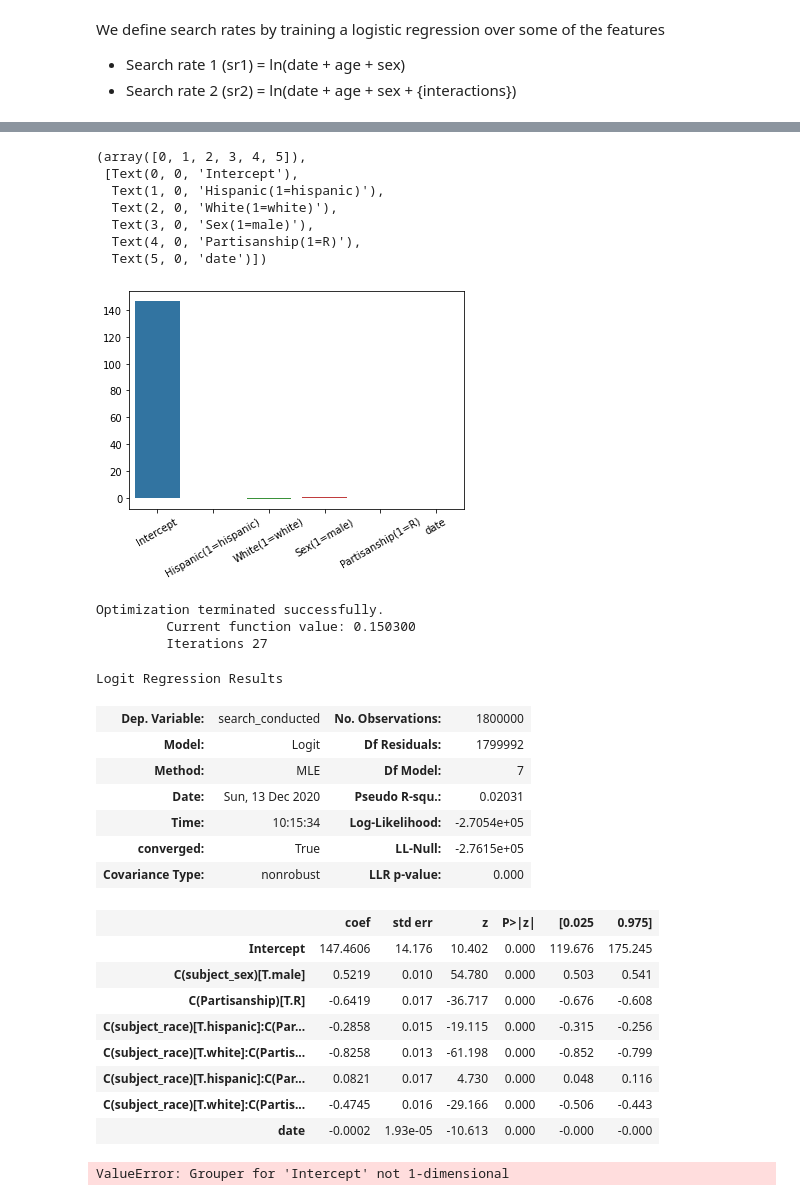
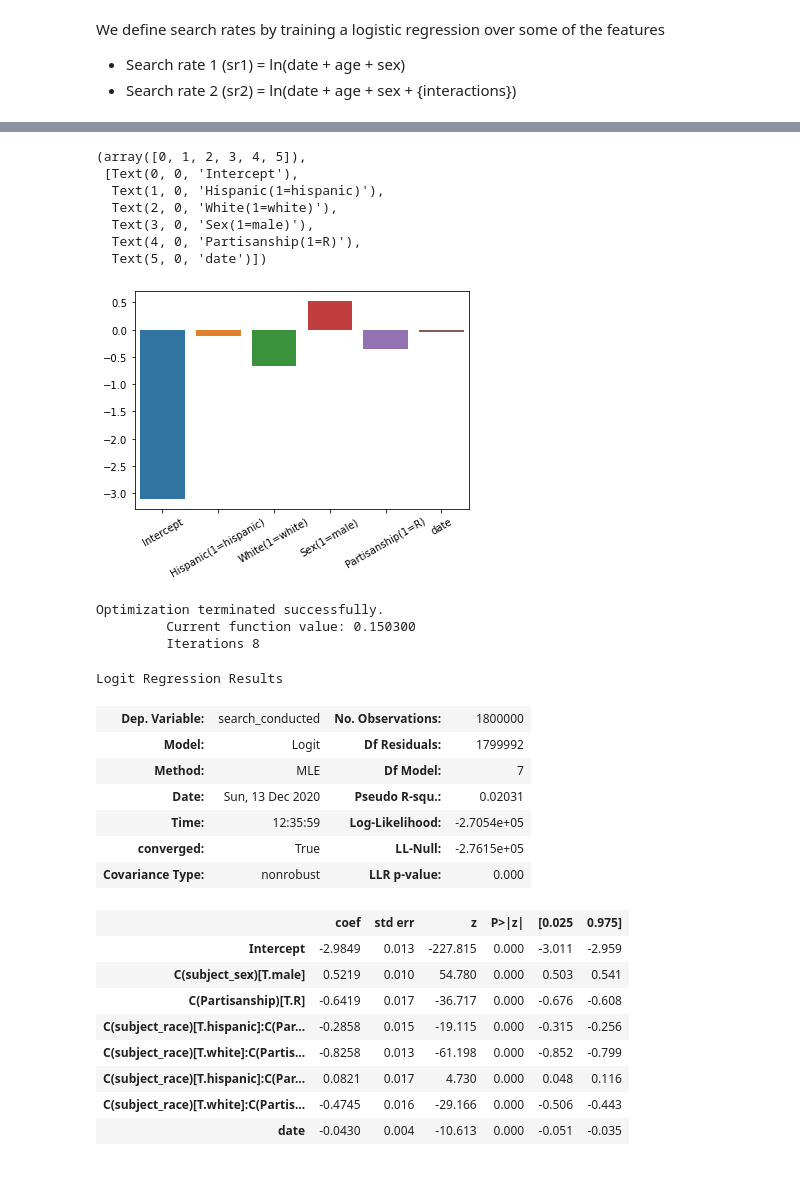
Before and after one commit to epfl-ada/ada-2020-project-milestone-p3-p3_fraises-tagada, a Jupyter notebook: Nino.ipynb, the cells around one changed output, grey strips where cells are left out. Saved outputs shown, nothing was run; the diff lists cells and outputs as text; code cells hidden in the pictures.

```diff
--- a/Nino.ipynb
+++ b/Nino.ipynb
@@ -39,5 +62,7 @@ df.search_conducted =  df.search_conducted.astype(int)
 # %%
-# Logistic regression
-sr1 = smf.logit(formula = 'search_conducted ~ date + C(subject_race) + C(subject_sex) + C(Partisanship)', data = df).fit()
+df = pd.read_csv('data.csv')
+
+formula1 = 'search_conducted ~ date + C(subject_race) + C(subject_sex) + C(Partisanship)'
+search_rates1, sr1 = compute_search_rates(df, formula1)
 sr1.summary()
 # %% [output]
@@ -62,44 +87,38 @@ Logit Regression Results
 # %%
-ax = plot_regression_model(sr1, ['Intercept', 'Hispanic(1=hispanic)', 'White(1=white)',
-                              'Sex(1=male)', 'Partisanship(1=R)','date'])
+predictors1 = ['Intercept', 'Hispanic(1=hispanic)', 'White(1=white)', 'Sex(1=male)', 'Partisanship(1=R)','date']
+ax = plot_regression_model(sr1, predictors1)
 plt.xticks(rotation=30)
 # %% [output]
 (array([0, 1, 2, 3, 4, 5]),
  [Text(0, 0, 'Intercept'),
   Text(1, 0, 'Hispanic(1=hispanic)'),
   Text(2, 0, 'White(1=white)'),
   Text(3, 0, 'Sex(1=male)'),
   Text(4, 0, 'Partisanship(1=R)'),
   Text(5, 0, 'date')])
-[figure, old version]
+[figure, new version]
 # %%
-sr2 = smf.logit(formula = 'search_conducted ~ date + C(subject_race):C(Partisanship) + C(subject_sex)', data = df).fit()
+formula2 = 'search_conducted ~ date + C(subject_race):C(Partisanship) + C(subject_sex)'
+search_rates2, sr2 = compute_search_rates(df, formula2)
 sr2.summary()
 # %% [output]
 Optimization terminated successfully.
          Current function value: 0.150300
-         Iterations 27
+         Iterations 8
 Logit Regression Results
 | Dep. Variable: | search_conducted | No. Observations: | 1800000 |
 | Model: | Logit | Df Residuals: | 1799992 |
 | Method: | MLE | Df Model: | 7 |
 | Date: | Sun, 13 Dec 2020 | Pseudo R-squ.: | 0.02031 |
-| Time: | 10:15:34 | Log-Likelihood: | -2.7054e+05 |
+| Time: | 12:35:59 | Log-Likelihood: | -2.7054e+05 |
 | converged: | True | LL-Null: | -2.7615e+05 |
 | Covariance Type: | nonrobust | LLR p-value: | 0.000 |
 |  | coef | std err | z | P>|z| | [0.025 | 0.975] |
-| Intercept | 147.4606 | 14.176 | 10.402 | 0.000 | 119.676 | 175.245 |
+| Intercept | -2.9849 | 0.013 | -227.815 | 0.000 | -3.011 | -2.959 |
 | C(subject_sex)[T.male] | 0.5219 | 0.010 | 54.780 | 0.000 | 0.503 | 0.541 |
 | C(Partisanship)[T.R] | -0.6419 | 0.017 | -36.717 | 0.000 | -0.676 | -0.608 |
 | C(subject_race)[T.hispanic]:C(Par... | -0.2858 | 0.015 | -19.115 | 0.000 | -0.315 | -0.256 |
 | C(subject_race)[T.white]:C(Partis... | -0.8258 | 0.013 | -61.198 | 0.000 | -0.852 | -0.799 |
 | C(subject_race)[T.hispanic]:C(Par... | 0.0821 | 0.017 | 4.730 | 0.000 | 0.048 | 0.116 |
 | C(subject_race)[T.white]:C(Partis... | -0.4745 | 0.016 | -29.166 | 0.000 | -0.506 | -0.443 |
-| date | -0.0002 | 1.93e-05 | -10.613 | 0.000 | -0.000 | -0.000 |
+| date | -0.0430 | 0.004 | -10.613 | 0.000 | -0.051 | -0.035 |
-# %%
-ax = plot_regression_model(sr2, ['Intercept', 'Sex(1=male)','Partisanship(1=R)', 'White(1=white)',
-                              'Sex(1=male)', ,'date'])
-ax.set_yscale('log')
-plt.xticks(rotation=30)
-# %% [output]
-ValueError: Grouper for 'Intercept' not 1-dimensional
```
Also changed, not shown: parts of 8 cells of this notebook, 1 other file.
